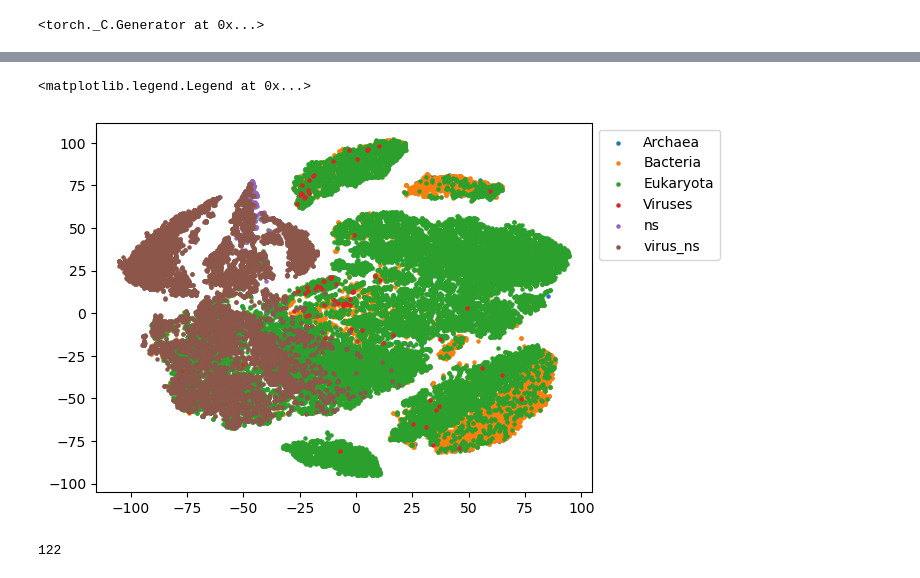
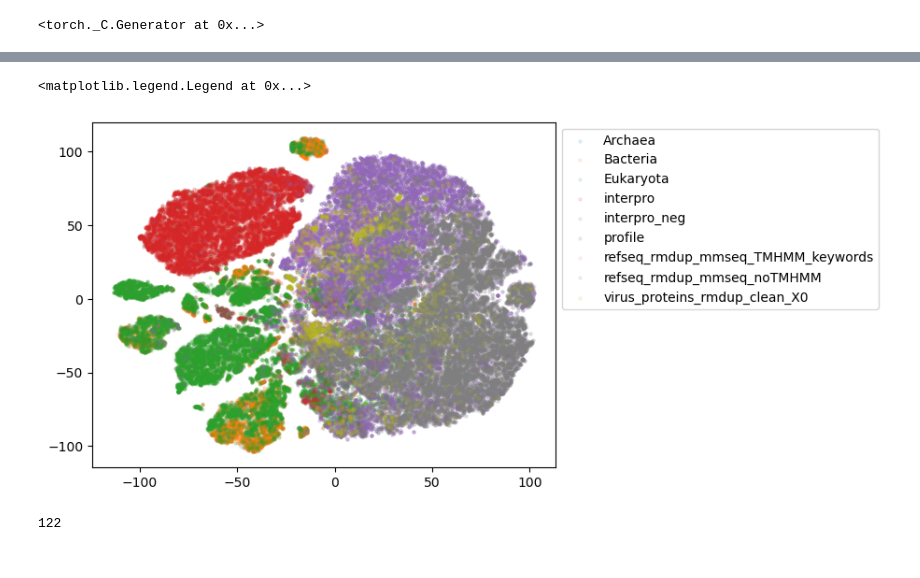
Before and after one commit to tyfei0216/ionChannel, a Jupyter notebook: test.ipynb, the cells around one changed output, grey strips where cells are left out. Cells and saved outputs as stored; diff of their text form; code cells hidden in the pictures.

```diff
--- a/test.ipynb
+++ b/test.ipynb
@@ -136,0 +138,4 @@ for i in test:
+# %%
+with open("./temp/%s_train.pkl"%"test885", "rb") as f:
+    a = pickle.load(f)
+a[0].shape
@@ -136,0 +144,10 @@ for i in test:
+# %%
+labels = []
+embeds = []
+for i in names:
+    print(i)
+    with open("./temp/%s_train.pkl"%i, "rb") as f:
+        a = pickle.load(f)
+    labels.extend([i]*len(a))
+    embeds.extend(a)
+    print(len(labels))
@@ -136,0 +179,18 @@ for i in test:
+# %%
+embeds = []
+labels = []
+for i in ["/home/tyfei/datasets/ion_channel/Interprot/test885.pkl"]:
+    name = os.path.basename(i)
+    name = name[:name.find(".")]
+    print(i, name)
+    # if os.path.exists("./temp/%s_train.pkl"%name):
+    #     continue
+    test = trainUtils.loadPickle(i)
+    test_set = VirusDataset.ESM3MultiTrackDatasetTEST(test)
+    dl = DataLoader(test_set, batch_size=1, shuffle=False)
+    with torch.no_grad():
+        t = getEmbeddings(pretrain_model, dl, "cuda:0")
+        embeds.extend(t)
+        labels.extend([name]*len(test))
+    with open("./temp/%s_train.pkl"%name, "wb") as f:
+        pickle.dump(t, f)
@@ -137,4 +199,5 @@ for i in test:
 # %%
 q = np.array(embeds)
+q = q.squeeze()
 q.shape
 # %% [output]
@@ -160,12 +241,12 @@ df.head()
 # %%
 import matplotlib.pyplot as plt
 for i in np.unique(df["label"]):
     subdf = df[df["label"] == i]
-    plt.scatter(subdf["x"], subdf["y"], label=i, s=5)
+    plt.scatter(subdf["x"], subdf["y"], label=i, s=5, alpha=0.1)
 plt.legend(bbox_to_anchor=(1,1))
 # %% [output]
 <matplotlib.legend.Legend at 0x...>
-[figure, old version]
+[figure, new version]
 # %%
 
 # testdata = trainUtils.loadPickle("/home/tyfei/datasets/ion_channel/Interprot/Negative_sample/virus_proteins_TMHMM_keywords.pkl")
```
Also changed, not shown: parts of 12 cells of this notebook, 5 other files.
